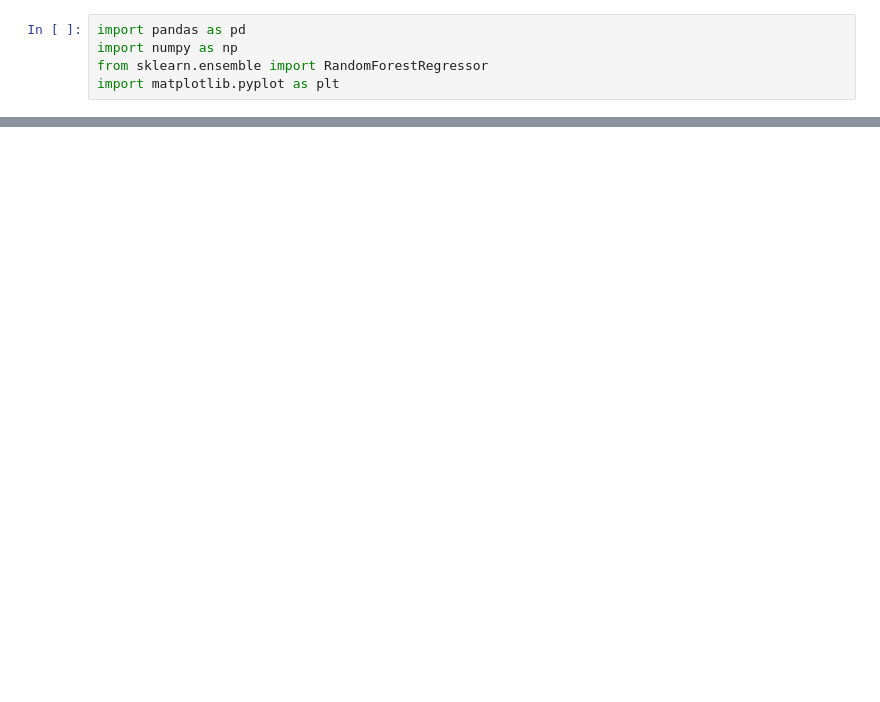
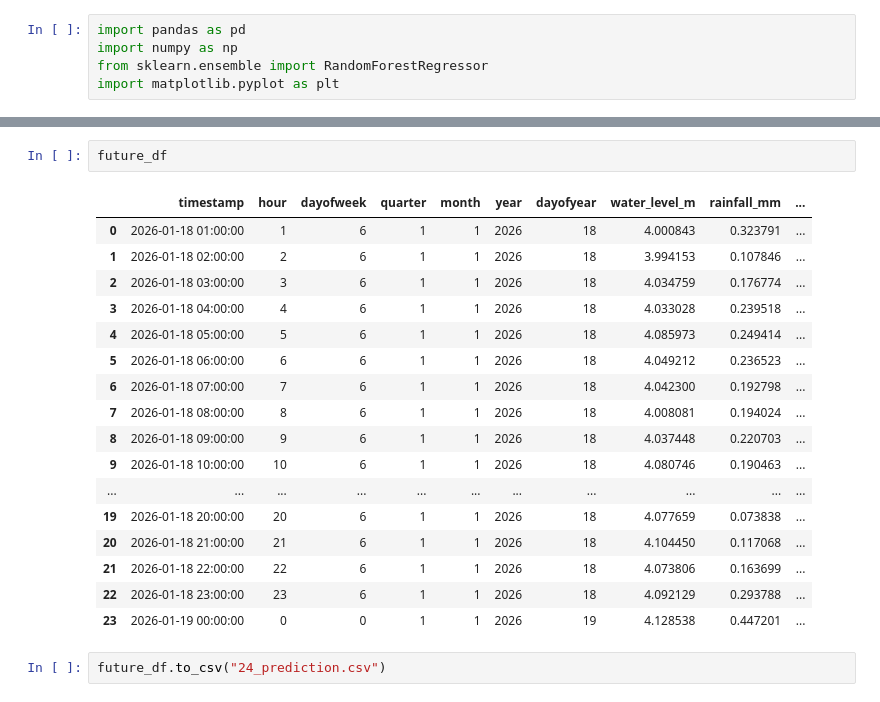
Before and after one commit to Franky170504/techknight, a Jupyter notebook: notebooks/02_model.ipynb, the cells around one changed output, grey strips where cells are left out. Cells and saved outputs as stored; diff of their text form; blank space fills up the shorter version.

```diff
--- a/notebooks/02_model.ipynb
+++ b/notebooks/02_model.ipynb
@@ -108,0 +157,22 @@ plt.show()
+# %%
+future_df
+# %% [output]
+|  | timestamp | hour | dayofweek | quarter | month | year | dayofyear | water_level_m | rainfall_mm | ... |
+| 0 | 2026-01-18 01:00:00 | 1 | 6 | 1 | 1 | 2026 | 18 | 4.000843 | 0.323791 | ... |
+| 1 | 2026-01-18 02:00:00 | 2 | 6 | 1 | 1 | 2026 | 18 | 3.994153 | 0.107846 | ... |
+| 2 | 2026-01-18 03:00:00 | 3 | 6 | 1 | 1 | 2026 | 18 | 4.034759 | 0.176774 | ... |
+| 3 | 2026-01-18 04:00:00 | 4 | 6 | 1 | 1 | 2026 | 18 | 4.033028 | 0.239518 | ... |
+| 4 | 2026-01-18 05:00:00 | 5 | 6 | 1 | 1 | 2026 | 18 | 4.085973 | 0.249414 | ... |
+| 5 | 2026-01-18 06:00:00 | 6 | 6 | 1 | 1 | 2026 | 18 | 4.049212 | 0.236523 | ... |
+| 6 | 2026-01-18 07:00:00 | 7 | 6 | 1 | 1 | 2026 | 18 | 4.042300 | 0.192798 | ... |
+| 7 | 2026-01-18 08:00:00 | 8 | 6 | 1 | 1 | 2026 | 18 | 4.008081 | 0.194024 | ... |
+| 8 | 2026-01-18 09:00:00 | 9 | 6 | 1 | 1 | 2026 | 18 | 4.037448 | 0.220703 | ... |
+| 9 | 2026-01-18 10:00:00 | 10 | 6 | 1 | 1 | 2026 | 18 | 4.080746 | 0.190463 | ... |
+| ... | ... | ... | ... | ... | ... | ... | ... | ... | ... | ... |
+| 19 | 2026-01-18 20:00:00 | 20 | 6 | 1 | 1 | 2026 | 18 | 4.077659 | 0.073838 | ... |
+| 20 | 2026-01-18 21:00:00 | 21 | 6 | 1 | 1 | 2026 | 18 | 4.104450 | 0.117068 | ... |
+| 21 | 2026-01-18 22:00:00 | 22 | 6 | 1 | 1 | 2026 | 18 | 4.073806 | 0.163699 | ... |
+| 22 | 2026-01-18 23:00:00 | 23 | 6 | 1 | 1 | 2026 | 18 | 4.092129 | 0.293788 | ... |
+| 23 | 2026-01-19 00:00:00 | 0 | 0 | 1 | 1 | 2026 | 19 | 4.128538 | 0.447201 | ... |
+# %%
+future_df.to_csv("24_prediction.csv")
```
Also changed, not shown: parts of 9 cells of this notebook, 3 other files.
